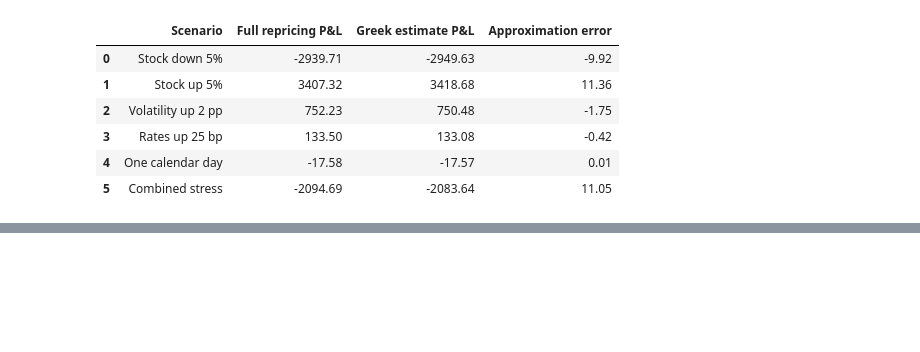
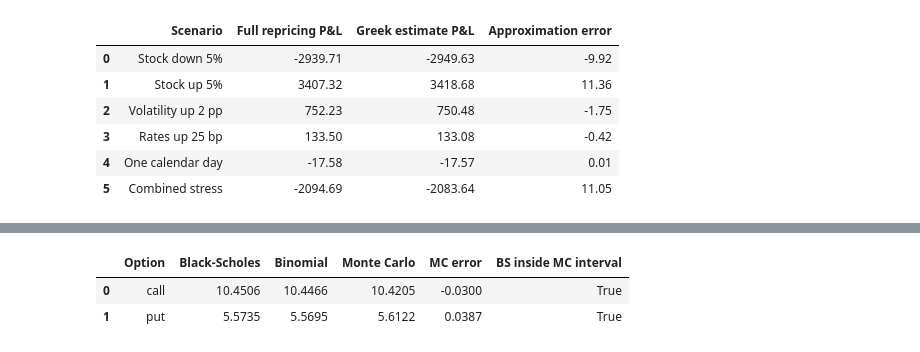
Before and after one commit to pranavbajaj1410-sketch/options-pricing-risk-analysis, a Jupyter notebook: analysis.ipynb, the cells around one changed output, grey strips where cells are left out. Drawn from its saved outputs; the diff is of its cells as text; code cells hidden in the pictures; blank space fills up the shorter version.

```diff
--- a/analysis.ipynb
+++ b/analysis.ipynb
@@ -977,0 +1156,60 @@ position_results.round(2)
+# %%
+# Store the shared pricing inputs.
+
+simulation_inputs = {
+    "current_price": current_price,
+    "strike_price": strike_price,
+    "risk_free_rate": risk_free_rate,
+    "time_to_expiry": time_to_expiry,
+    "volatility": volatility,
+}
+
+pricing_functions = {
+    "call": black_scholes_call_price,
+    "put": black_scholes_put_price,
+}
+
+comparison_rows = []
+
+# Price each option using all three methods.
+
+for option_type, pricing_function in pricing_functions.items():
+    benchmark_price = pricing_function(**simulation_inputs)
+
+    tree_price = binomial_option_price(
+        **simulation_inputs,
+        num_steps=500,
+        option_type=option_type,
+    )
+
+    simulation_result = monte_carlo_option_price(
+        **simulation_inputs,
+        num_simulations=100_000,
+        option_type=option_type,
+        random_seed=42,
+    )
+
+    comparison_rows.append(
+        {
+            "Option": option_type,
+            "Black-Scholes": benchmark_price,
+            "Binomial": tree_price,
+            "Monte Carlo": simulation_result["option_price"],
+            "MC error": (
+                simulation_result["option_price"] - benchmark_price
+            ),
+            "BS inside MC interval": (
+                simulation_result["ci_lower"]
+                <= benchmark_price
+                <= simulation_result["ci_upper"]
+            ),
+        }
+    )
+
+model_comparison = pd.DataFrame(comparison_rows)
+
+model_comparison.round(4)
+# %% [output]
+|  | Option | Black-Scholes | Binomial | Monte Carlo | MC error | BS inside MC interval |
+| 0 | call | 10.4506 | 10.4466 | 10.4205 | -0.0300 | True |
+| 1 | put | 5.5735 | 5.5695 | 5.6122 | 0.0387 | True |
```
Also changed, not shown: parts of 8 cells of this notebook.
